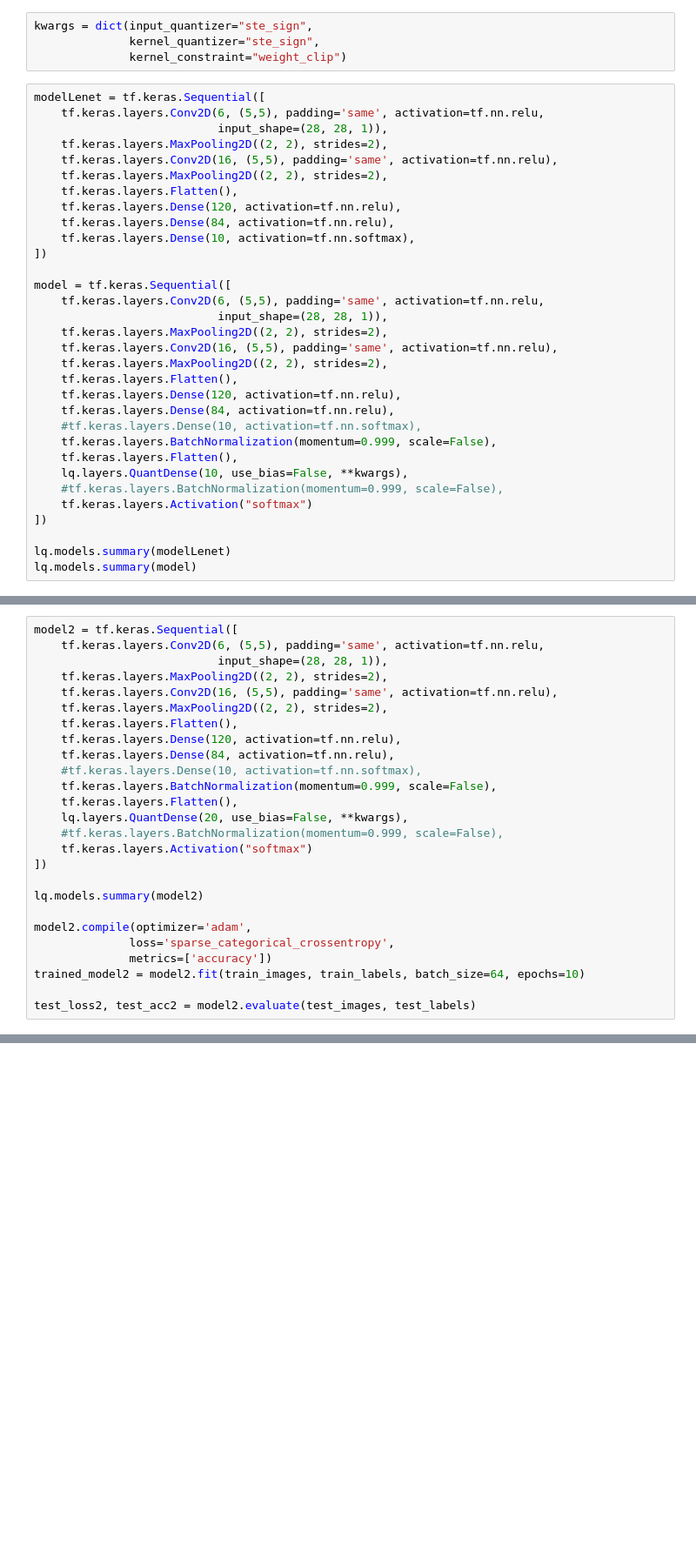
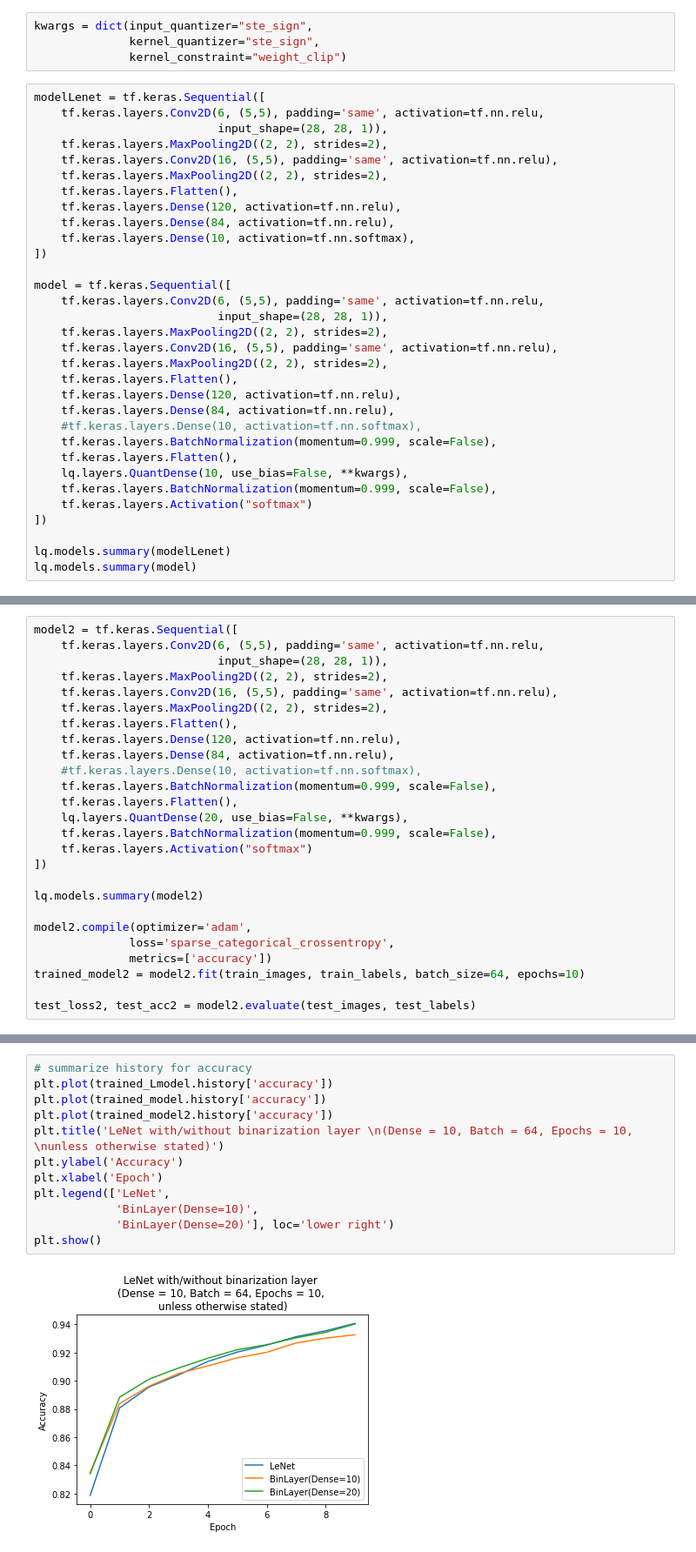
Before and after one commit to BorowiecM127/LeNetFashionMnistBinarized, a Jupyter notebook: LeNetFashionMnistBinarized.ipynb, the cells around one changed output, grey strips where cells are left out. Shown at 87% size. Saved outputs shown, nothing was run; the diff lists cells and outputs as text; blank space fills up the shorter version.

```diff
--- a/LeNetFashionMnistBinarized.ipynb
+++ b/LeNetFashionMnistBinarized.ipynb
@@ -54,7 +76,7 @@ model = tf.keras.Sequential([
     tf.keras.layers.BatchNormalization(momentum=0.999, scale=False),
     tf.keras.layers.Flatten(),
     lq.layers.QuantDense(10, use_bias=False, **kwargs),
-    #tf.keras.layers.BatchNormalization(momentum=0.999, scale=False),
+    tf.keras.layers.BatchNormalization(momentum=0.999, scale=False),
     tf.keras.layers.Activation("softmax")
 ])
 
@@ -143,7 +165,7 @@ model2 = tf.keras.Sequential([
     tf.keras.layers.BatchNormalization(momentum=0.999, scale=False),
     tf.keras.layers.Flatten(),
     lq.layers.QuantDense(20, use_bias=False, **kwargs),
-    #tf.keras.layers.BatchNormalization(momentum=0.999, scale=False),
+    tf.keras.layers.BatchNormalization(momentum=0.999, scale=False),
     tf.keras.layers.Activation("softmax")
 ])
 
@@ -352,2 +374,16 @@ Epoch 10/10
+# %%
+# summarize history for accuracy
+plt.plot(trained_Lmodel.history['accuracy'])
+plt.plot(trained_model.history['accuracy'])
+plt.plot(trained_model2.history['accuracy'])
+plt.title('LeNet with/without binarization layer \n(Dense = 10, Batch = 64, Epochs = 10, \nunless otherwise stated)')
+plt.ylabel('Accuracy')
+plt.xlabel('Epoch')
+plt.legend(['LeNet',
+            'BinLayer(Dense=10)',
+            'BinLayer(Dense=20)'], loc='lower right')
+plt.show()
+# %% [output]
+[figure, added]
 # %%
 # summarize history for accuracy
```
Also changed, not shown: parts of 47 cells of this notebook.
